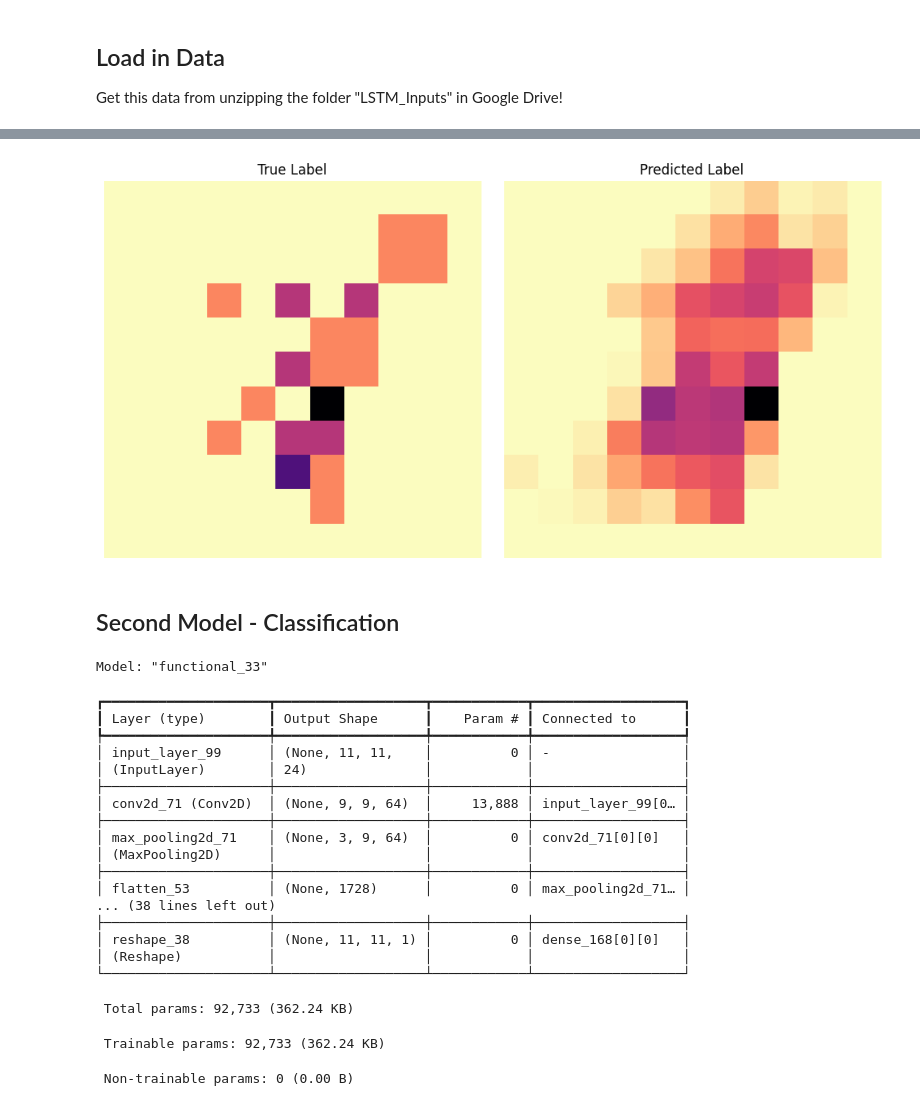
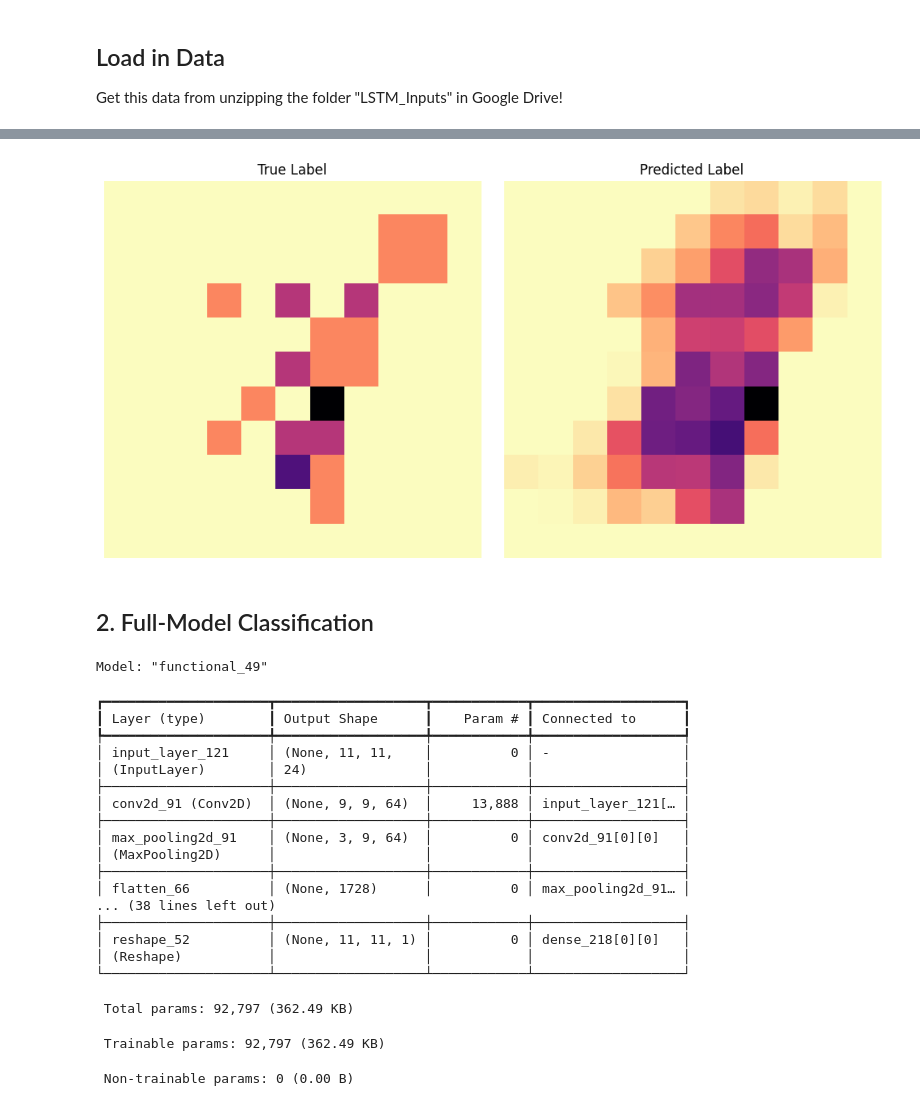
Before and after one commit to chenmo8/Predicting_Traffic_Accidents, a Jupyter notebook: Train_Model.ipynb, the cells around one changed output, grey strips where cells are left out. Saved outputs shown, nothing was run; the diff lists cells and outputs as text; code cells hidden in the pictures.

Commit message:
Finalized Two Models.

```diff
--- a/Train_Model.ipynb
+++ b/Train_Model.ipynb
@@ -46,3 +48,3 @@ Finished Loading in: 0:01:54.734507
 # %%
 # Split into training and testing sets with 0.8-0.2
-Accident_train, Accident_test, Traffic_train, Traffic_test, Weather_train, Weather_test, Out_train, Out_test, Binary_Out_train, Binary_Out_test = train_test_split(array_4d_24_hour, traffic_1_hour, weather_1_hour, array_4d_1_hour, binary_output_1_hour, test_size=0.2, random_state=42)
+Accident_train, Accident_test, Traffic_train, Traffic_test, Weather_train, Weather_test, Weather_Hr_train, Weather_Hr_test, Out_train, Out_test, Binary_Out_train, Binary_Out_test = train_test_split(array_4d_24_hour, traffic_1_hour_normalized, weather_1_hour, weather_1_hour_with_hour, array_4d_1_hour, binary_output_1_hour, test_size=0.2, random_state=42)
@@ -51,8 +70,8 @@ Accident_train, Accident_test, Traffic_train, Traffic_test, Weather_train, Weath
 # %%
 #Define inputs
-input_past_accidents_shape = layers.Input(shape=(11, 11, 24)) # Convolution
-input_past_traffic_shape = layers.Input(shape=(11, 11, 1)) # Convolution
-input_past_weather_shape = layers.Input(shape=(22, )) #Not binary
+input_past_accidents_shape = layers.Input(shape=(int(img_size), int(img_size), 24)) # Convolution
+input_past_traffic_shape = layers.Input(shape=(int(img_size), int(img_size), 1)) # Convolution
+input_past_weather_shape = layers.Input(shape=(23, )) #Not binary
 
 #Convolution Layers For Accidents
 accidents_layer_1 = layers.Conv2D(64, (3, 3), activation='relu')(input_past_accidents_shape)
@@ -115,6 +134,6 @@ Model: "functional_32"
  Non-trainable params: 0 (0.00 B)
 # %%
 ## Split into training and testing sets with 0.8-0.2
-history = model.fit([Accident_train, Traffic_train, Weather_train], Out_train, epochs=10, batch_size=32)
+history = model.fit([Accident_train, Traffic_train, Weather_Hr_train], Out_train, epochs=10, batch_size=32)
 # %% [output]
 Epoch 1/10
@@ -168,0 +190,3 @@ predictions = model.predict([Accident_test, Traffic_test, Weather_test])
+# %%
+predictions_test = model.predict([Accident_test, Traffic_test, Weather_Hr_test])
+predictions_train = model.predict([Accident_train, Traffic_train, Weather_Hr_train])
@@ -169,31 +200,31 @@ predictions = model.predict([Accident_test, Traffic_test, Weather_test])
 # %%
 import matplotlib.pyplot as plt
 
 # Plot the true label and predicted label side by side
 fig, axes = plt.subplots(1, 2, figsize=(10, 5))  # 1 row, 2 columns
 
 # Plot true label (Y_test[-1])
 axes[0].imshow(Out_test[-50], cmap='magma_r')
 axes[0].set_title("True Label")
 axes[0].axis('off')  # Hide axis for better visualization
 
 # Plot prediction (predictions[-1])
-axes[1].imshow(predictions[-50], cmap='magma_r')
+axes[1].imshow(predictions_test[-50], cmap='magma_r')
 axes[1].set_title("Predicted Label")
 axes[1].axis('off')  # Hide axis for better visualization
 
 # Show the plot
 plt.tight_layout()  # Adjust spacing
 plt.show()
 # %% [output]
-[figure, old version]
+[figure, new version]
 # %% [markdown]
-## Second Model - Classification
+## 2. Full-Model Classification
 # %%
 #Define inputs
-input_past_accidents_shape = layers.Input(shape=(11, 11, 24)) # Convolution
-input_past_traffic_shape = layers.Input(shape=(11, 11, 1)) # Convolution
-input_past_weather_shape = layers.Input(shape=(22, )) #Not binary
+input_past_accidents_shape = layers.Input(shape=(int(img_size), int(img_size), 24)) # Convolution
+input_past_traffic_shape = layers.Input(shape=(int(img_size), int(img_size), 1)) # Convolution
+input_past_weather_shape = layers.Input(shape=(23, )) #Not binary
 
 #Convolution Layers For Accidents
 accidents_layer_1 = layers.Conv2D(64, (3, 3), activation='relu')(input_past_accidents_shape)
@@ -235,26 +266,26 @@ model_binary.compile(optimizer='adam', loss='binary_crossentropy', metrics=['acc
 # Summarize the model
 model_binary.summary()
 # %% [output]
-Model: "functional_33"
+Model: "functional_49"
 ┏━━━━━━━━━━━━━━━━━━━━━┳━━━━━━━━━━━━━━━━━━━┳━━━━━━━━━━━━┳━━━━━━━━━━━━━━━━━━━┓
 ┃ Layer (type)        ┃ Output Shape      ┃    Param # ┃ Connected to      ┃
 ┡━━━━━━━━━━━━━━━━━━━━━╇━━━━━━━━━━━━━━━━━━━╇━━━━━━━━━━━━╇━━━━━━━━━━━━━━━━━━━┩
-│ input_layer_99      │ (None, 11, 11,    │          0 │ -                 │
+│ input_layer_121     │ (None, 11, 11,    │          0 │ -                 │
 │ (InputLayer)        │ 24)               │            │                   │
 ├─────────────────────┼───────────────────┼────────────┼───────────────────┤
-│ conv2d_71 (Conv2D)  │ (None, 9, 9, 64)  │     13,888 │ input_layer_99[0… │
+│ conv2d_91 (Conv2D)  │ (None, 9, 9, 64)  │     13,888 │ input_layer_121[… │
 ├─────────────────────┼───────────────────┼────────────┼───────────────────┤
-│ max_pooling2d_71    │ (None, 3, 9, 64)  │          0 │ conv2d_71[0][0]   │
+│ max_pooling2d_91    │ (None, 3, 9, 64)  │          0 │ conv2d_91[0][0]   │
 │ (MaxPooling2D)      │                   │            │                   │
 ├─────────────────────┼───────────────────┼────────────┼───────────────────┤
-│ flatten_53          │ (None, 1728)      │          0 │ max_pooling2d_71… │
+│ flatten_66          │ (None, 1728)      │          0 │ max_pooling2d_91… │
 ... (38 lines left out)
 ├─────────────────────┼───────────────────┼────────────┼───────────────────┤
-│ reshape_38          │ (None, 11, 11, 1) │          0 │ dense_168[0][0]   │
+│ reshape_52          │ (None, 11, 11, 1) │          0 │ dense_218[0][0]   │
 │ (Reshape)           │                   │            │                   │
 └─────────────────────┴───────────────────┴────────────┴───────────────────┘
- Total params: 92,733 (362.24 KB)
+ Total params: 92,797 (362.49 KB)
- Trainable params: 92,733 (362.24 KB)
+ Trainable params: 92,797 (362.49 KB)
  Non-trainable params: 0 (0.00 B)
 # %%
 ## Split into training and testing sets with 0.8-0.2
```
Also changed, not shown: parts of 21 cells of this notebook.
